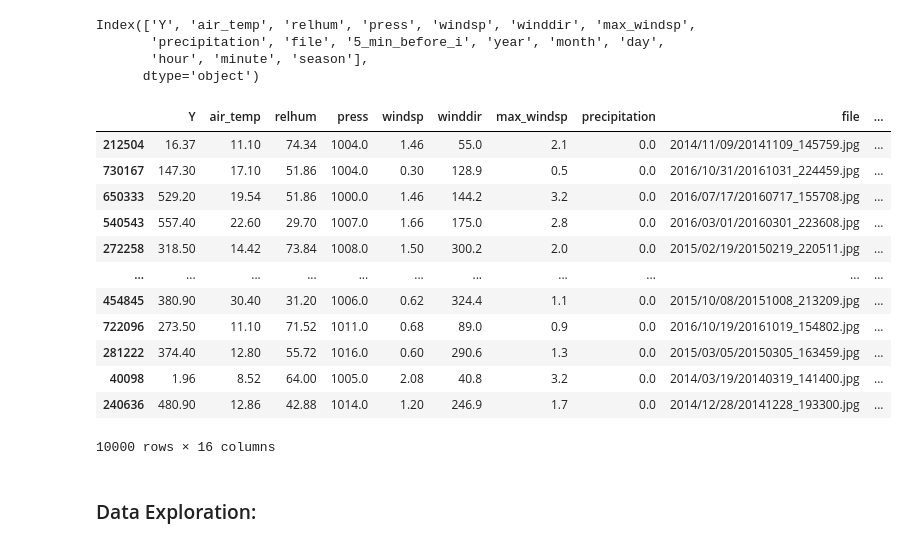
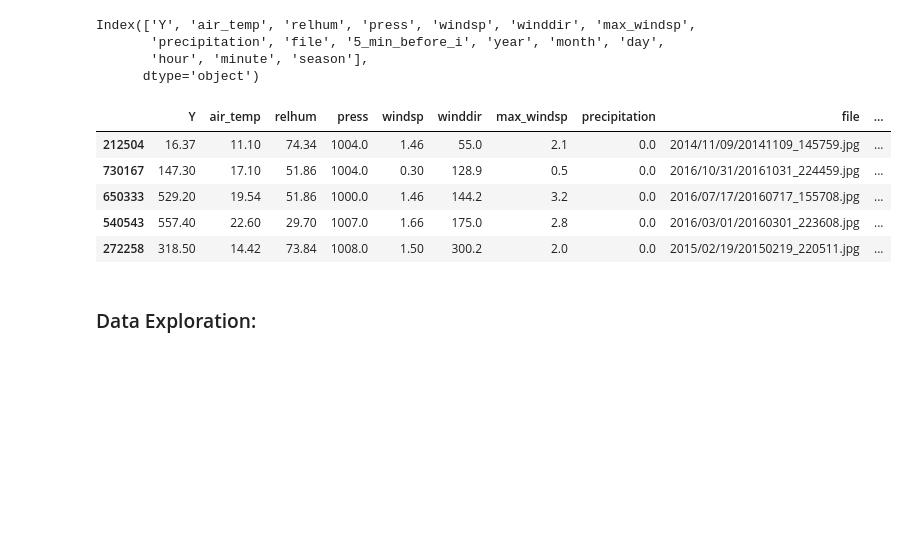
Before and after one commit to elenasm7/Research_paper_data, a Jupyter notebook: Data_preprocessing.ipynb, the cells around one changed output. Saved outputs shown, nothing was run; the diff lists cells and outputs as text; code cells hidden in the pictures; blank space fills up the shorter version.

```diff
--- a/Data_preprocessing.ipynb
+++ b/Data_preprocessing.ipynb
@@ -509,21 +270,14 @@ Index(['Y', 'air_temp', 'relhum', 'press', 'windsp', 'winddir', 'max_windsp',
        'hour', 'minute', 'season'],
       dtype='object')
 # %%
-sampled_dfs['df_5_min']
+sampled_dfs['df_5_min'].head()
 # %% [output]
 |  | Y | air_temp | relhum | press | windsp | winddir | max_windsp | precipitation | file | ... |
 | 212504 | 16.37 | 11.10 | 74.34 | 1004.0 | 1.46 | 55.0 | 2.1 | 0.0 | 2014/11/09/20141109_145759.jpg | ... |
 | 730167 | 147.30 | 17.10 | 51.86 | 1004.0 | 0.30 | 128.9 | 0.5 | 0.0 | 2016/10/31/20161031_224459.jpg | ... |
 | 650333 | 529.20 | 19.54 | 51.86 | 1000.0 | 1.46 | 144.2 | 3.2 | 0.0 | 2016/07/17/20160717_155708.jpg | ... |
 | 540543 | 557.40 | 22.60 | 29.70 | 1007.0 | 1.66 | 175.0 | 2.8 | 0.0 | 2016/03/01/20160301_223608.jpg | ... |
 | 272258 | 318.50 | 14.42 | 73.84 | 1008.0 | 1.50 | 300.2 | 2.0 | 0.0 | 2015/02/19/20150219_220511.jpg | ... |
-| ... | ... | ... | ... | ... | ... | ... | ... | ... | ... | ... |
-| 454845 | 380.90 | 30.40 | 31.20 | 1006.0 | 0.62 | 324.4 | 1.1 | 0.0 | 2015/10/08/20151008_213209.jpg | ... |
-| 722096 | 273.50 | 11.10 | 71.52 | 1011.0 | 0.68 | 89.0 | 0.9 | 0.0 | 2016/10/19/20161019_154802.jpg | ... |
-| 281222 | 374.40 | 12.80 | 55.72 | 1016.0 | 0.60 | 290.6 | 1.3 | 0.0 | 2015/03/05/20150305_163459.jpg | ... |
-| 40098 | 1.96 | 8.52 | 64.00 | 1005.0 | 2.08 | 40.8 | 3.2 | 0.0 | 2014/03/19/20140319_141400.jpg | ... |
-| 240636 | 480.90 | 12.86 | 42.88 | 1014.0 | 1.20 | 246.9 | 1.7 | 0.0 | 2014/12/28/20141228_193300.jpg | ... |
-10000 rows × 16 columns
 # %% [markdown]
 ### Data Exploration:
 # %%
```
Also changed, not shown: parts of 8 cells of this notebook, 1 other file.
